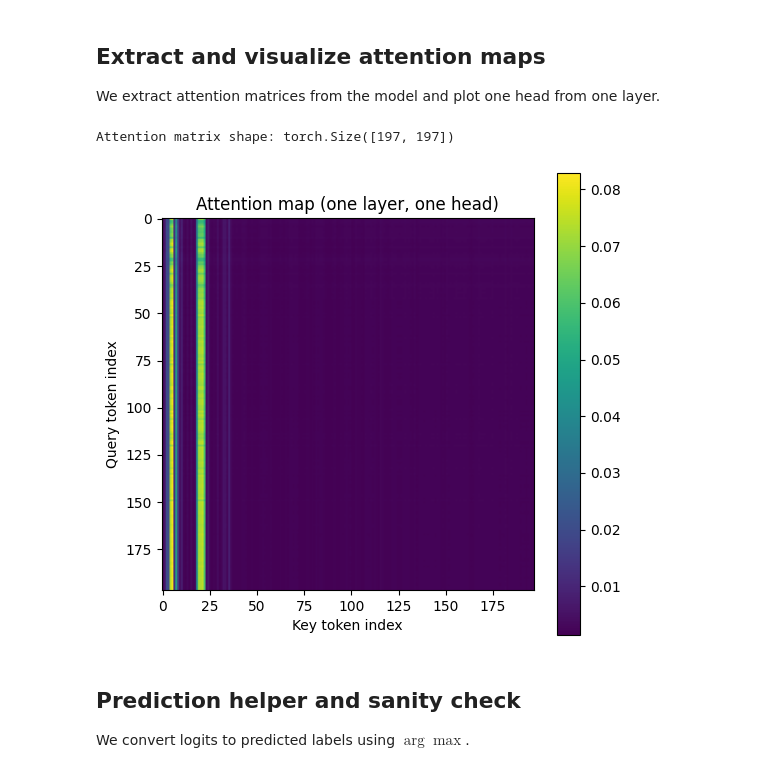
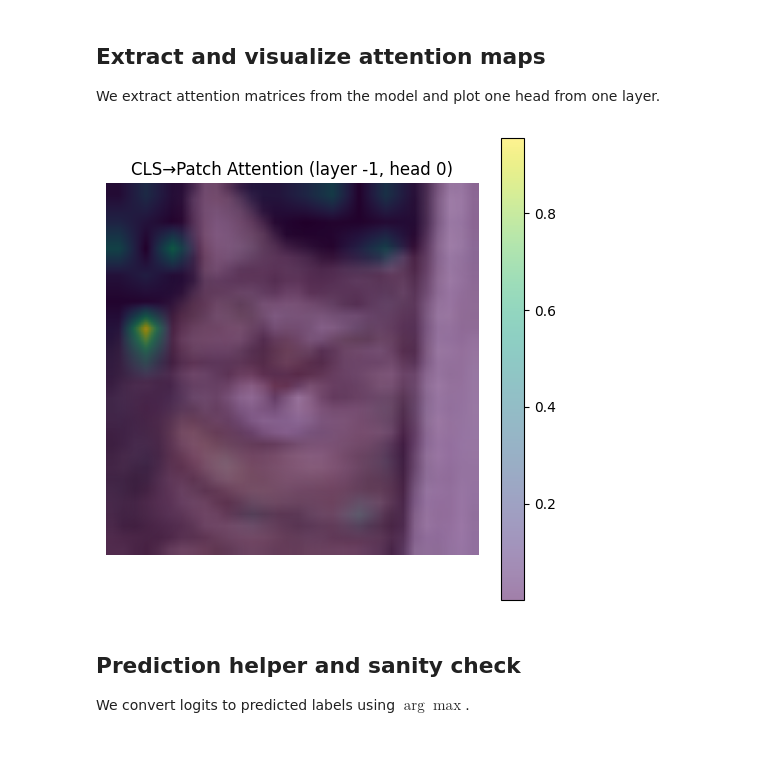
Before and after one commit to amitshree/vision-transformer-pytorch, a Jupyter notebook: vit_notebook.ipynb, the cells around one changed output. Drawn from its saved outputs; the diff is of its cells as text; code cells hidden in the pictures.

```diff
--- a/vit_notebook.ipynb
+++ b/vit_notebook.ipynb
@@ -76,7 +66,7 @@ To keep runs fast, we start with a subset:
 
 # Fixed subset for fast experiments
 train_indices = torch.randperm(len(full_train_ds))[:20000].tolist()
-test_indices  = torch.randperm(len(full_test_ds))[:10].tolist()
+test_indices  = torch.randperm(len(full_test_ds))[:100].tolist()
 
 train_ds = Subset(full_train_ds, train_indices)
 test_ds  = Subset(full_test_ds, test_indices)
@@ -257,7 +229,7 @@ attn_layer = ScaledDotProductAttention(dropout=0.0)
 q = torch.randn(2, 12, 197, 64)
 k = torch.randn(2, 12, 197, 64)
 v = torch.randn(2, 12, 197, 64)
-with torch.no_grad():
+with torch.inference_mode():
     out, attn = attn_layer(q, k, v)
 print("ScaledDotProductAttention out:", out.shape)
 print("ScaledDotProductAttention attn:", attn.shape)
@@ -311,7 +283,7 @@ class MultiHeadSelfAttention(nn.Module):
 
 mhsa = MultiHeadSelfAttention(embed_dim=768, num_heads=12)
 x = torch.randn(2, 197, 768)
-with torch.no_grad():
+with torch.inference_mode():
     y, a = mhsa(x)
 print("MultiHeadSelfAttention out:", y.shape)
 print("MultiHeadSelfAttention attn:", a.shape)
@@ -348,7 +320,7 @@ class MLP(nn.Module):
 
 mlp = MLP(embed_dim=768, mlp_ratio=4.0, dropout=0.0)
 x = torch.randn(2, 197, 768)
-with torch.no_grad():
+with torch.inference_mode():
     y = mlp(x)
 print("MLP out:", y.shape)
 # %% [output]
@@ -652,26 +609,49 @@ def get_attention_maps(model: VisionTransformer, x: torch.Tensor):
     logits, attn_maps = model(x, return_attn=True)
     return logits, attn_maps
 # %%
-test_images, test_labels = next(iter(test_loader))
-test_images = test_images.to(device)[:1]  # take 1 image for attention visualization
+def show_cls_attention_overlay(
+    model, image, patch_size=16, layer=-1, head=0, alpha=0.5
+):
+    """
+    image: [1, 3, H, W] tensor (on device)
+    Shows CLS->patch attention overlay for a chosen layer/head.
+    """
+    model.eval()
+    with torch.inference_mode():
+        logits, attn_maps = model(image, return_attn=True)  # or get_attention_maps(...)
 
-logits, attn_maps = get_attention_maps(model, test_images)
-last_layer_index = len(attn_maps) - 1
-head_index = 0
-attention_matrix = attn_maps[last_layer_index][0, head_index]  # [N, N]
+    attn = attn_maps[layer]            # [B, h, T, T] where T = 1 + N
+    attn = attn[0, head]               # [T, T]
+    cls_to_patches = attn[0, 1:]       # [N] (CLS query -> patch keys)
 
-print("Attention matrix shape:", attention_matrix.shape)
+    H, W = image.shape[-2:]
+    gh, gw = H // patch_size, W // patch_size  # grid size, e.g. 14x14
+    heat = cls_to_patches.reshape(gh, gw)      # [gh, gw]
 
-plt.figure(figsize=(6, 6))
-plt.imshow(attention_matrix.detach().cpu().numpy())
-plt.title("Attention map (one layer, one head)")
-plt.xlabel("Key token index")
-plt.ylabel("Query token index")
-plt.colorbar()
-plt.show()
+    # Normalize for nicer display
+    heat = (heat - heat.min()) / (heat.max() - heat.min() + 1e-8)
+
+    # Upsample to image resolution
+    heat_up = F.interpolate(
+        heat[None, None, ...], size=(H, W), mode="bilinear", align_corners=False
+    )[0, 0].cpu()
+
+    img = image[0].detach().cpu().clamp(0, 1).permute(1, 2, 0)  # HWC
+
+    plt.figure(figsize=(6, 6))
+    plt.imshow(img)
+    plt.imshow(heat_up, alpha=alpha)   # overlay
+    plt.title(f"CLS→Patch Attention (layer {layer}, head {head})")
+    plt.axis("off")
+    plt.colorbar()
+    plt.show()
+
+# usage
+test_images, _ = next(iter(test_loader))
+img1 = test_images.to(device)[:1]
+show_cls_attention_overlay(model, img1, patch_size=16, layer=-1, head=0, alpha=0.5)
 # %% [output]
-Attention matrix shape: torch.Size([197, 197])
-[figure, old version]
+[figure, new version]
 # %% [markdown]
 ## Prediction helper and sanity check
 
```
Also changed, not shown: parts of 16 cells of this notebook, 1 other file.
